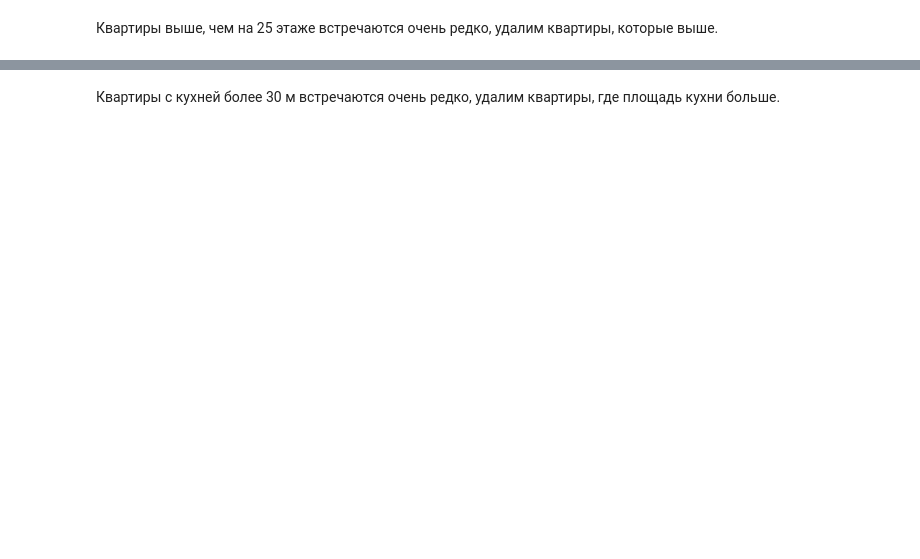
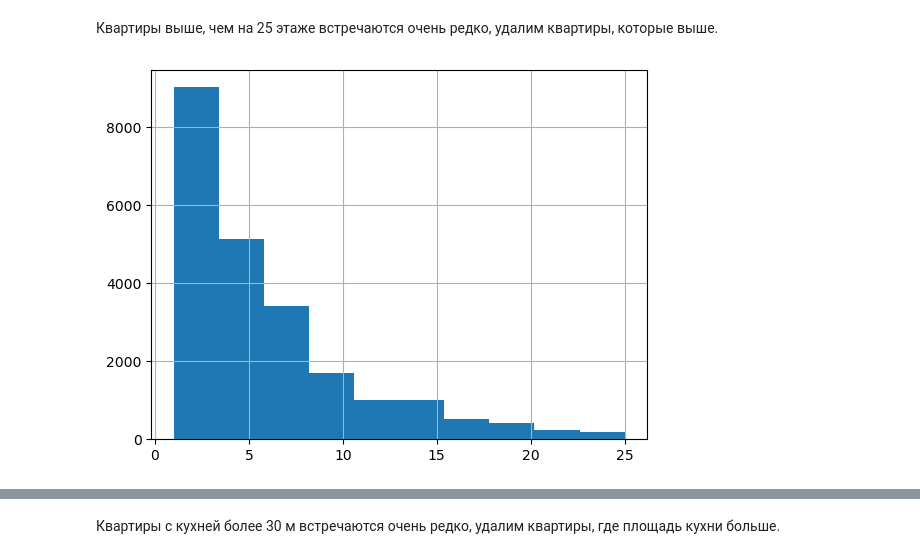
Before and after one commit to amirazamatov/YP-repository, a Jupyter notebook: EDA_estate_sale/EDA_estate_sale.ipynb, the cells around one changed output, grey strips where cells are left out. Saved outputs shown, nothing was run; the diff lists cells and outputs as text; code cells hidden in the pictures; blank space fills up the shorter version.

```diff
--- a/EDA_estate_sale/EDA_estate_sale.ipynb
+++ b/EDA_estate_sale/EDA_estate_sale.ipynb
@@ -695,8 +934,10 @@ data['floor'].describe()
 # %% [markdown]
 Квартиры выше, чем на 25 этаже встречаются очень редко, удалим квартиры, которые выше.
 # %%
-good_data = good_data.query('floor <= 25')
-good_data['floor'].hist(bins=10)
+good_data = good_data.query('floor <= 25', engine='python')
+good_data['floor'].hist(bins=10);
+# %% [output]
+[figure, added]
 # %%
 data['kitchen_area'].hist(bins=50)
 data['kitchen_area'].describe()
```
Also changed, not shown: parts of 65 cells of this notebook, 1 other file.
